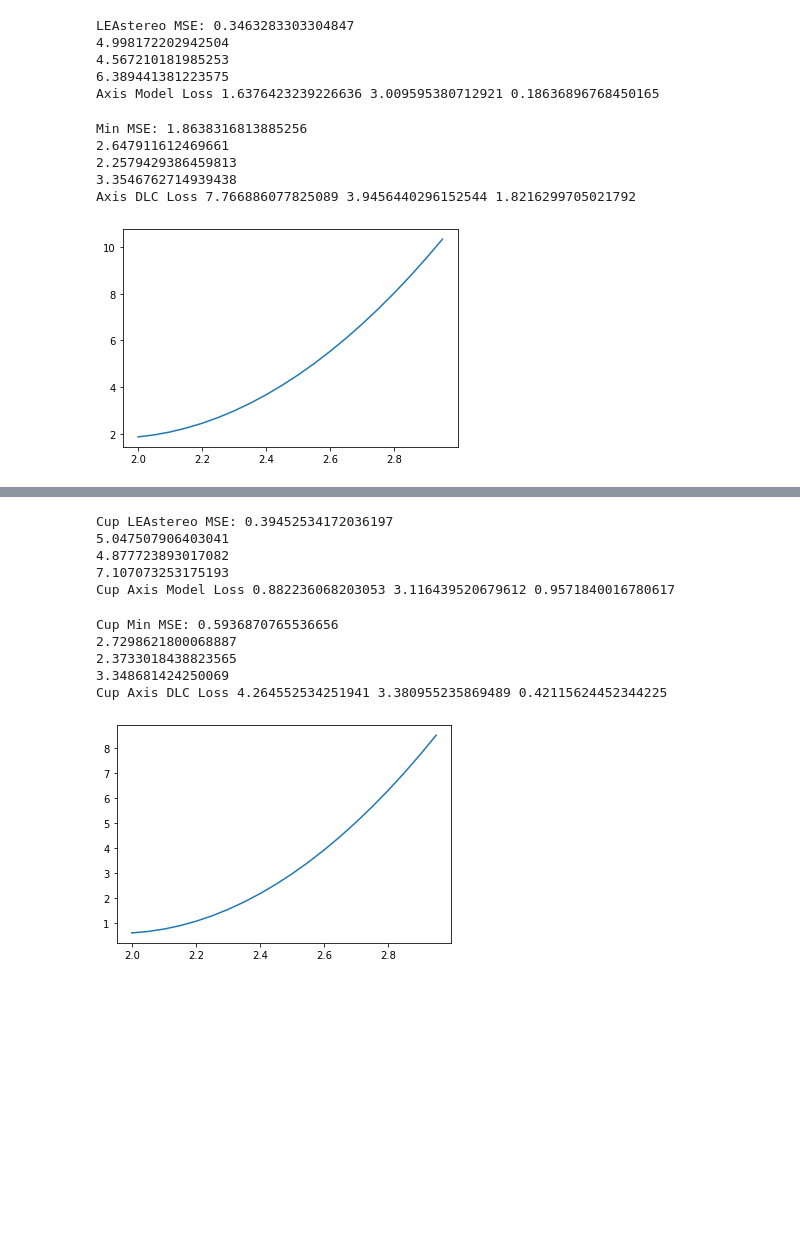
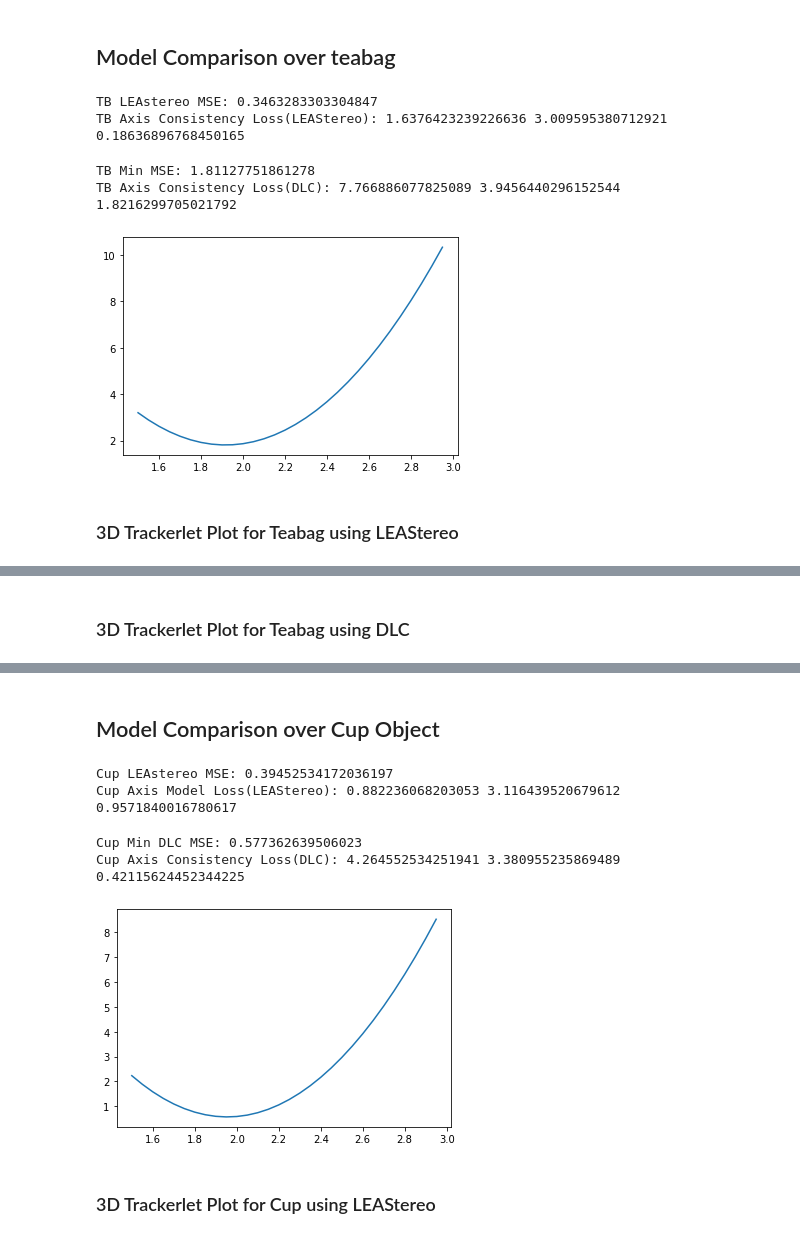
Before and after one commit to x35yao/make_tea, a Jupyter notebook: LEAstereo/depth2camera3D.ipynb, the cells around one changed output, grey strips where cells are left out. Drawn from its saved outputs; the diff is of its cells as text; code cells hidden in the pictures; blank space fills up the shorter version.

```diff
--- a/LEAstereo/depth2camera3D.ipynb
+++ b/LEAstereo/depth2camera3D.ipynb
@@ -25,6 +17,8 @@ cup_tb_true_pos = [(0, 0, 0), (1, 0, 0), (2, 0, 0), (3, 0, 0), (4, 0, 0), (5, 0,
                    (8, 6, 0), (7, 5, 0), (6, 4, 0), (5, 3, 0), (4, 2, 0), (3, 1, 0), (2, 0, 0)]
 pitcher_true_pos =  [(0, 0, 0), (1, 0, 0), (2, 0, 0), (3, 0, 0), (4, 0, 0), (5, 0, 0), (6, 0, 0), (7, 0, 0),
                 (7, 1, 0), (7, 2, 0), (7, 3, 0), (7, 4, 0), (6, 3, 0), (5, 2, 0), (4, 1, 0), (3, 0, 0)]
+# %% [markdown]
+## Model Comparison over teabag
 # %%
 # Getting the coordinate from the dlc folder for now
 object_set = 1642519365
@@ -61,53 +55,49 @@ for i in tb_coordinate3D.keys():
 
 tb_model_vect, tb_model_dist = getMeasurements(tb_model_pos)
 # print([tb_true_dist[i] - tb_model_dist[i] for i in range(7)])
-print('LEAstereo MSE:', mean_squared_error(cup_tb_true_dist, tb_model_dist))
+print('TB LEAstereo MSE:', mean_squared_error(cup_tb_true_dist, tb_model_dist))
 
 xaxis_model_loss = consistencyLoss(tb_model_vect[:9])
 yaxis_model_loss = consistencyLoss(tb_model_vect[9:16])
 diagonal_model_loss = consistencyLoss(tb_model_vect[16:])
-print('Axis Model Loss', xaxis_model_loss, yaxis_model_loss, diagonal_model_loss)
+print('TB Axis Consistency Loss(LEAStereo):', xaxis_model_loss, yaxis_model_loss, diagonal_model_loss)
 # %% [output]
-LEAstereo MSE: 0.3463283303304847
-4.998172202942504
-4.567210181985253
-6.389441381223575
-Axis Model Loss 1.6376423239226636 3.009595380712921 0.18636896768450165
+TB LEAstereo MSE: 0.3463283303304847
+TB Axis Consistency Loss(LEAStereo): 1.6376423239226636 3.009595380712921 0.18636896768450165
 # %%
 tb_dlc_pos = []
 tb3d_path = '../camera-main/videos/{}/{}_make_tea_3D.csv'.format(object_set, object_set)
 tb3d_csv = pd.read_csv(tb3d_path)
 part1 = tb3d_csv.iloc[0].tolist()
 part2 = tb3d_csv.iloc[1].tolist()
 part3 = tb3d_csv.iloc[2].tolist()
 
 new_headers = formHeaders(part1, [part2, part3])
 new_tb3d_csv = tb3d_csv[3:].copy()
 new_tb3d_csv.columns = new_headers
 
 new_tb3d_csv.reset_index(inplace=True)
 new_tb3d_csv = new_tb3d_csv.loc[:,['ind1-head-x', 'ind1-head-y', 'ind1-head-z',
                                     'ind1-tail-x', 'ind1-tail-y', 'ind1-tail-z']]
 for i in saved_indices[object_set]:
     row = [float(i) for i in new_tb3d_csv.iloc[i].tolist()]
     tb_dlc_pos.append([row[:3], row[3:6]])
 
 tb_dlc_vect, tb_dlc_dist = getMeasurements(tb_dlc_pos)
-scales = np.arange(2, 3, 0.05)
+scales = np.arange(1.5, 3, 0.05)
 loss = findLosses(cup_tb_true_dist, tb_dlc_dist, scales)
 
 plt.plot(scales, loss)
-print('Min MSE:', min(loss))
+print('TB Min MSE:', min(loss))
 
 xaxis_dlc_loss = consistencyLoss(tb_dlc_vect[:9])
 yaxis_dlc_loss = consistencyLoss(tb_dlc_vect[9:16])
 diagonal_dlc_loss = consistencyLoss(tb_dlc_vect[16:])
-print('Axis DLC Loss', xaxis_dlc_loss, yaxis_dlc_loss, diagonal_dlc_loss)
+print('TB Axis Consistency Loss(DLC):', xaxis_dlc_loss, yaxis_dlc_loss, diagonal_dlc_loss)
 # %% [output]
-Min MSE: 1.8638316813885256
-2.647911612469661
-2.2579429386459813
-3.3546762714939438
-Axis DLC Loss 7.766886077825089 3.9456440296152544 1.8216299705021792
+TB Min MSE: 1.81127751861278
+TB Axis Consistency Loss(DLC): 7.766886077825089 3.9456440296152544 1.8216299705021792
-[figure, old version]
+[figure, new version]
+# %% [markdown]
+### 3D Trackerlet Plot for Teabag using LEAStereo
 # %%
@@ -120,4 +109,6 @@ fig.show()
 # %% [output]
 [interactive output not drawn]
 [interactive output not drawn]
+# %% [markdown]
+### 3D Trackerlet Plot for Teabag using DLC
 # %%
@@ -185,6 +175,8 @@ fig.show()
 # #     fig.add_subplot(3, 1, 3)
 # #     plt.title('Disparity (Left-Camerea View)')
 # #     plt.imshow(img_disparity)
+# %% [markdown]
+## Model Comparison over Cup Object
 # %%
 # Getting the coordinate from the dlc folder for now
 cup_object_set = 1642520604
@@ -216,13 +208,10 @@ print('Cup LEAstereo MSE:', mean_squared_error(cup_tb_true_dist, cup_model_dist)
 xaxis_cup_model_loss = consistencyLoss(cup_model_vect[:9])
 yaxis_cup_model_loss = consistencyLoss(cup_model_vect[9:16])
 diagon_cup_model_loss = consistencyLoss(cup_model_vect[16:])
-print('Cup Axis Model Loss', xaxis_cup_model_loss, yaxis_cup_model_loss, diagon_cup_model_loss)
+print('Cup Axis Model Loss(LEAStereo):', xaxis_cup_model_loss, yaxis_cup_model_loss, diagon_cup_model_loss)
 # %% [output]
 Cup LEAstereo MSE: 0.39452534172036197
-5.047507906403041
-4.877723893017082
-7.107073253175193
-Cup Axis Model Loss 0.882236068203053 3.116439520679612 0.9571840016780617
+Cup Axis Model Loss(LEAStereo): 0.882236068203053 3.116439520679612 0.9571840016780617
 # %%
 cup_dlc_pos = []
 cup3d_path = '../camera-main/videos/{}/{}_make_tea_3D.csv'.format(cup_object_set,cup_object_set)
@@ -246,22 +235,21 @@ for i in saved_indices[cup_object_set]:
     cup_dlc_pos.append([row[:3], row[3:6], row[6:9]])
 
 cup_dlc_vect, cup_dlc_dist = getMeasurements(cup_dlc_pos)
-scales = np.arange(2, 3, 0.05)
+scales = np.arange(1.5, 3, 0.05)
 loss = findLosses(cup_tb_true_dist, cup_dlc_dist, scales)
 
 plt.plot(scales, loss)
-print('Cup Min MSE:', min(loss))
+print('Cup Min DLC MSE:', min(loss))
 xaxis_cup_dlc_loss = consistencyLoss(cup_dlc_vect[:9])
 yaxis_cup_dlc_loss = consistencyLoss(cup_dlc_vect[9:16])
 diagon_cup_dlc_loss = consistencyLoss(cup_dlc_vect[16:])
-print('Cup Axis DLC Loss', xaxis_cup_dlc_loss, yaxis_cup_dlc_loss, diagon_cup_dlc_loss)
+print('Cup Axis Consistency Loss(DLC):', xaxis_cup_dlc_loss, yaxis_cup_dlc_loss, diagon_cup_dlc_loss)
 # %% [output]
-Cup Min MSE: 0.5936870765536656
-2.7298621800068887
-2.3733018438823565
-3.348681424250069
-Cup Axis DLC Loss 4.264552534251941 3.380955235869489 0.42115624452344225
+Cup Min DLC MSE: 0.577362639506023
+Cup Axis Consistency Loss(DLC): 4.264552534251941 3.380955235869489 0.42115624452344225
-[figure, old version]
+[figure, new version]
+# %% [markdown]
+### 3D Trackerlet Plot for Cup using LEAStereo
 # %%
 cup_model_df = pd.DataFrame(np.array(cup_model_pos).reshape(-1, 3))
 cup_model_df['time'] = cup_model_df.index
```
Also changed, not shown: parts of 11 cells of this notebook.
